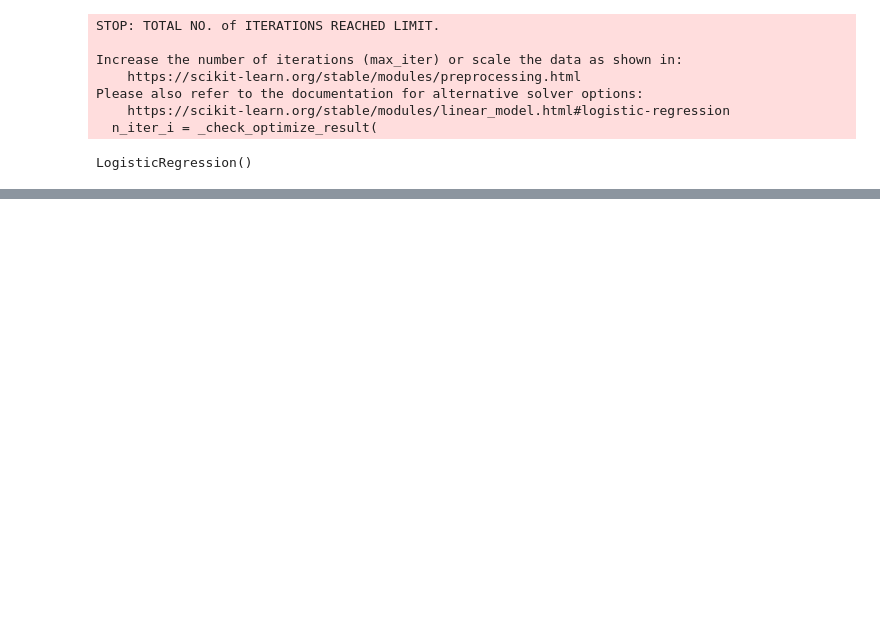
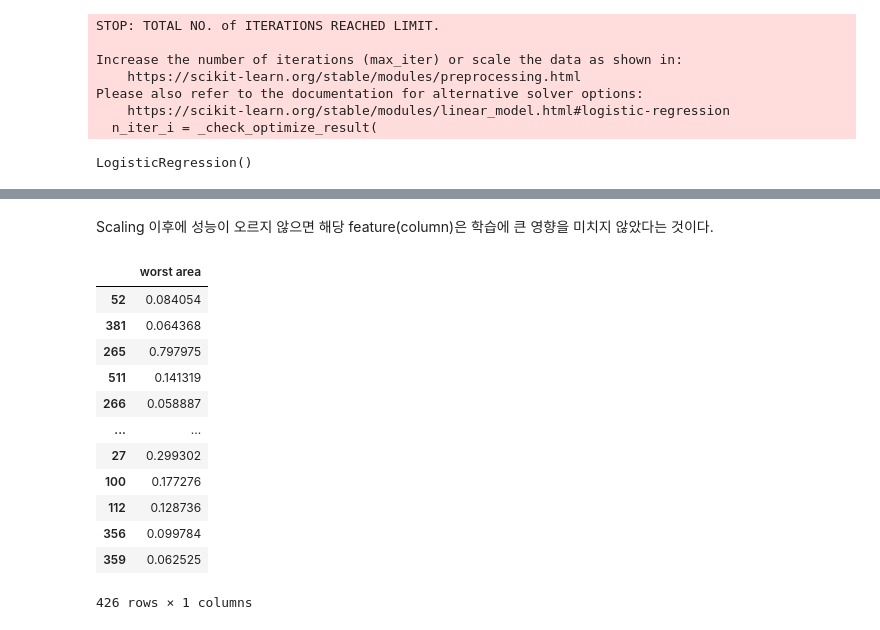
Before and after one commit to kimberlyydanij/python_demo, a Jupyter notebook: python_29_기계학습_데이터.ipynb, the cells around one changed output, grey strips where cells are left out. Cells and saved outputs as stored; diff of their text form; code cells hidden in the pictures; blank space fills up the shorter version.

```diff
--- a/python_29_기계학습_데이터.ipynb
+++ b/python_29_기계학습_데이터.ipynb
@@ -461,0 +474,12 @@ LogisticRegression()
+# %%
+# stratify는 데이터의 비율을 동일하게 나누는 옵션이다.
+X_train, X_test, y_train, y_test = train_test_split(breast_cancer.iloc[:,:-1], breast_cancer.target, stratify=breast_cancer.target)
+# %%
+mm = MinMaxScaler()
+mm.fit(X_train[['worst area']])
+X_train[['worst area']] = mm.transform(X_train[['worst area']])
+X_test[['worst area']] = mm.transform(X_test[['worst area']])
+# %%
+lr2 = LogisticRegression()
+lr2.fit(X_train, y_train)
+lr2.score(X_test, y_test)
@@ -462 +495,20 @@ LogisticRegression()
+# %% [markdown]
+Scaling 이후에 성능이 오르지 않으면 해당 feature(column)은
+학습에 큰 영향을 미치지 않았다는 것이다.
+# %%
+X_train[['worst area']]
+# %% [output]
+|  | worst area |
+| 52 | 0.084054 |
+| 381 | 0.064368 |
+| 265 | 0.797975 |
+| 511 | 0.141319 |
+| 266 | 0.058887 |
+| ... | ... |
+| 27 | 0.299302 |
+| 100 | 0.177276 |
+| 112 | 0.128736 |
+| 356 | 0.099784 |
+| 359 | 0.062525 |
+426 rows × 1 columns
 # %%
```
Also changed, not shown: parts of 27 cells of this notebook.
